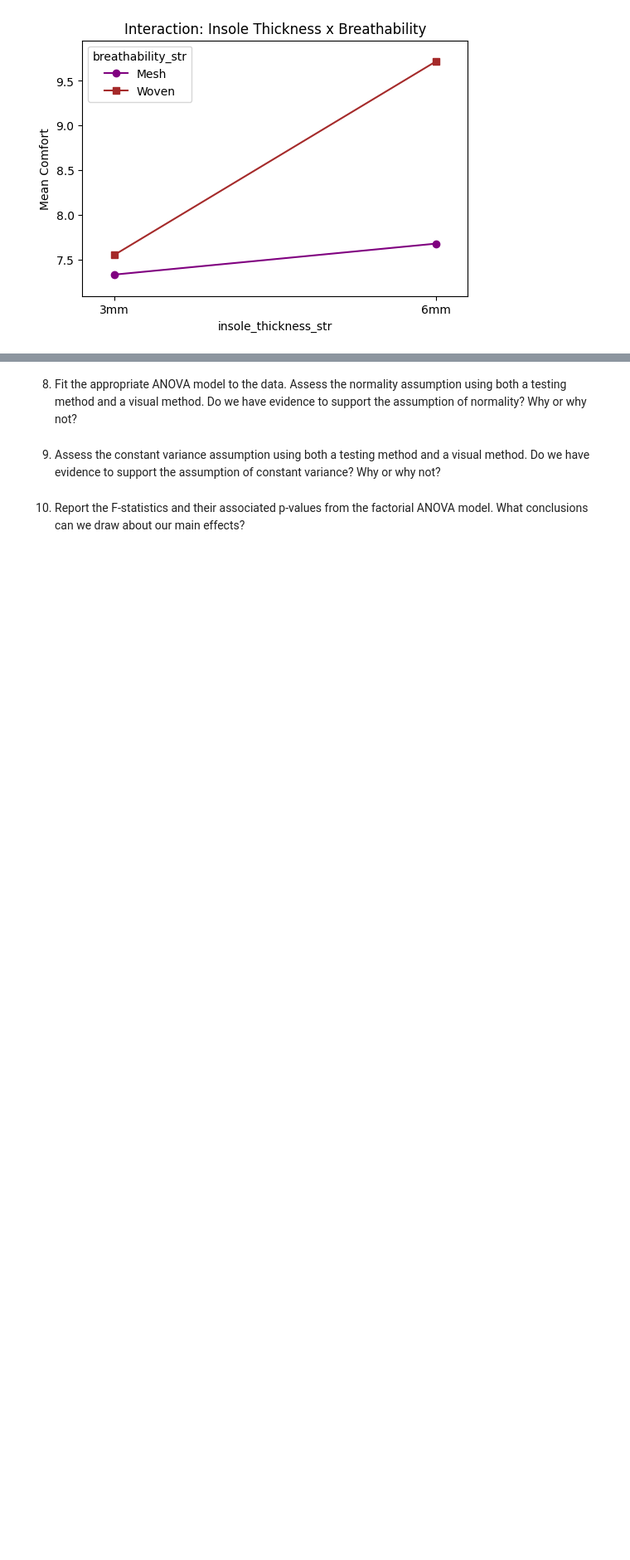
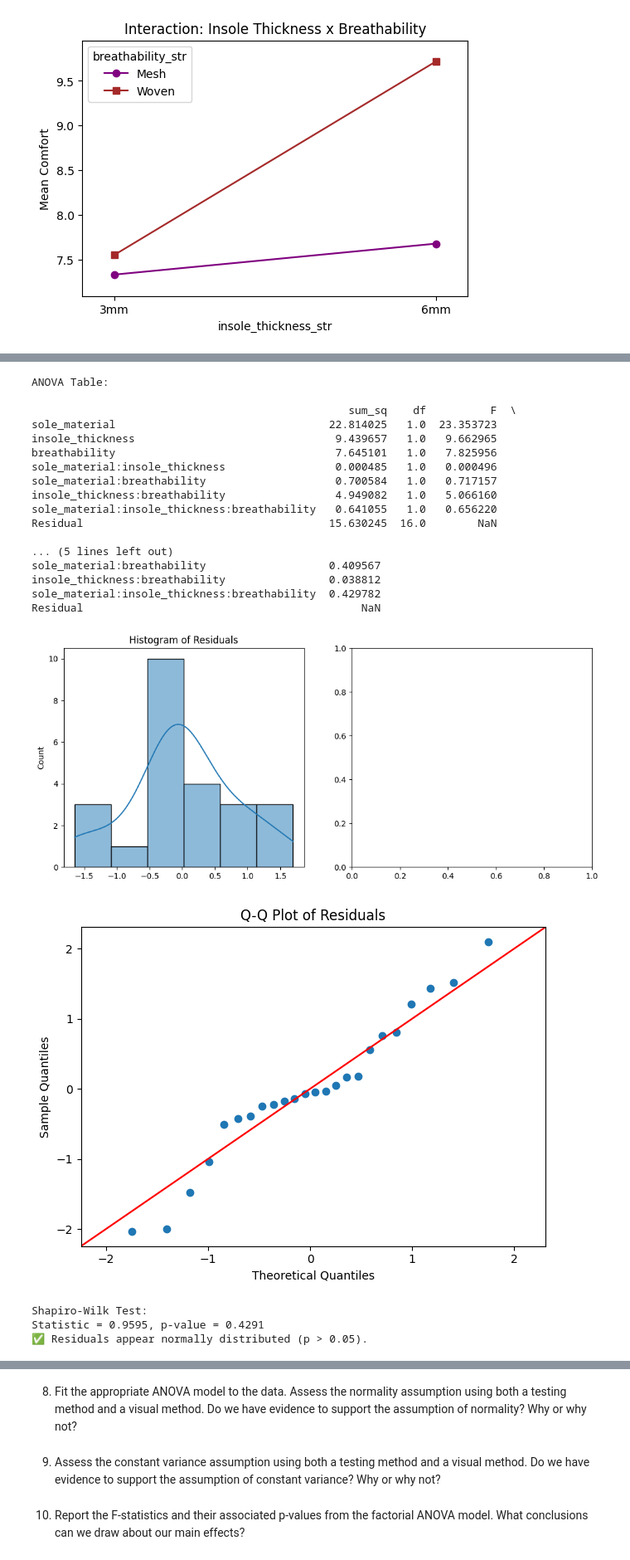
Before and after one commit to christinatalerico13/STAT-7220-Applied-Experimental-Design, a Jupyter notebook: Assignments/HW3/STAT-7220-HW3.ipynb, the cells around one changed output, grey strips where cells are left out. Shown at 83% size. Saved outputs shown, nothing was run; the diff lists cells and outputs as text; code cells hidden in the pictures; blank space fills up the shorter version.

```diff
--- a/Assignments/HW3/STAT-7220-HW3.ipynb
+++ b/Assignments/HW3/STAT-7220-HW3.ipynb
@@ -214,5 +216,83 @@ The `ci` parameter is deprecated. Use `errorbar='sd'` for the same effect.
 # %%
 ## Question 7 Code ##
+# Step 1: Import required libraries
+import pandas as pd
+import matplotlib.pyplot as plt
+import seaborn as sns
+import statsmodels.api as sm
+from statsmodels.formula.api import ols
+from scipy.stats import shapiro
+
+# Step 2: Load the data
+file_path = '/content/STAT-7220-Applied-Experimental-Design/Assignments/HW3/Shoe Comfort Experiment.xlsx'
+df = pd.read_excel(file_path)
+
+# Fit a full factorial ANOVA model
+# Convert factor columns to categorical
+df['sole_material'] = df['sole_material'].astype('category')
+df['insole_thickness'] = df['insole_thickness'].astype('category')
+df['breathability'] = df['breathability'].astype('category')
+
+# Fit the full factorial model (A * B * C includes main effects and all interactions)
+model = ols('comfort ~ sole_material * insole_thickness * breathability', data=df).fit()
+
+# Show ANOVA table
+anova_table = sm.stats.anova_lm(model, typ=2)
+print("ANOVA Table:\n")
+print(anova_table)
+
+# Check Normality Assumption
+
+# Extract residuals
+residuals = model.resid
+
+# Visual method — Histogram and Q-Q plot
+plt.figure(figsize=(12, 5))
+
+plt.subplot(1, 2, 1)
+sns.histplot(residuals, kde=True)
+plt.title('Histogram of Residuals')
+
+plt.subplot(1, 2, 2)
+sm.qqplot(residuals, line='45', fit=True)
+plt.title('Q-Q Plot of Residuals')
+
+plt.tight_layout()
+plt.show()
+
+# Shapiro-Wilk test (statistical test for normality)
+shapiro_stat, shapiro_p = shapiro(residuals)
+print("\nShapiro-Wilk Test:")
+print(f"Statistic = {shapiro_stat:.4f}, p-value = {shapiro_p:.4f}")
+
+# Interpretation
+if shapiro_p > 0.05:
+    print("✅ Residuals appear normally distributed (p > 0.05).")
+else:
+    print("⚠️ Residuals may not be normally distributed (p < 0.05).")
+# %% [output]
+ANOVA Table:
+
+                                                 sum_sq    df          F  \
+sole_material                                 22.814025   1.0  23.353723
+insole_thickness                               9.439657   1.0   9.662965
+breathability                                  7.645101   1.0   7.825956
+sole_material:insole_thickness                 0.000485   1.0   0.000496
+sole_material:breathability                    0.700584   1.0   0.717157
+insole_thickness:breathability                 4.949082   1.0   5.066160
+sole_material:insole_thickness:breathability   0.641055   1.0   0.656220
+Residual                                      15.630245  16.0        NaN
+
+... (5 lines left out)
+sole_material:breathability                   0.409567
+insole_thickness:breathability                0.038812
+sole_material:insole_thickness:breathability  0.429782
+Residual                                           NaN
+[figure, added]
+[figure, added]
+Shapiro-Wilk Test:
+Statistic = 0.9595, p-value = 0.4291
+✅ Residuals appear normally distributed (p > 0.05).
 # %% [markdown]
 
 8.  Assess the constant variance assumption using both a visual method and a testing method. Do we have evidence to support the assumption of constant variance? Why or why not?
```
Also changed, not shown: parts of 8 cells of this notebook.
